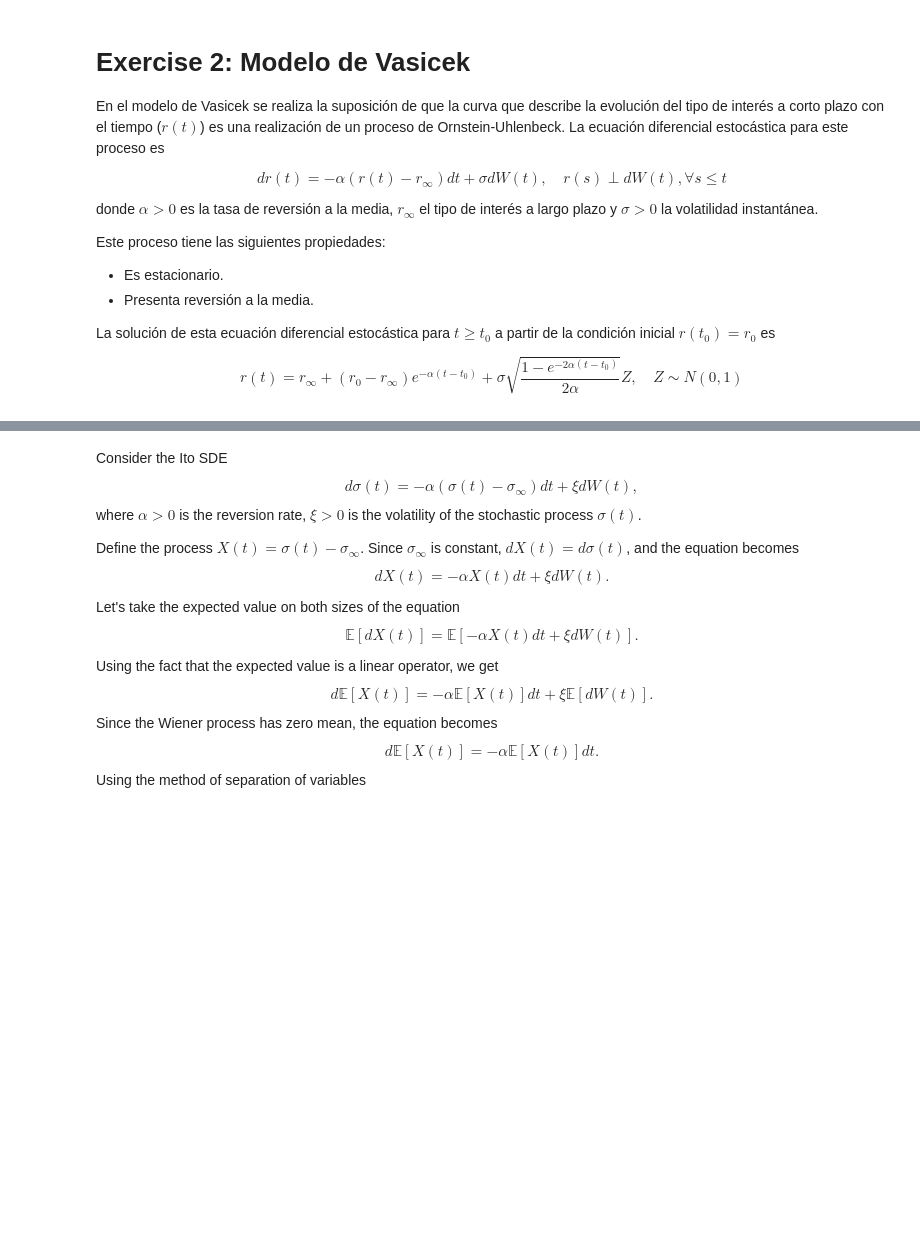
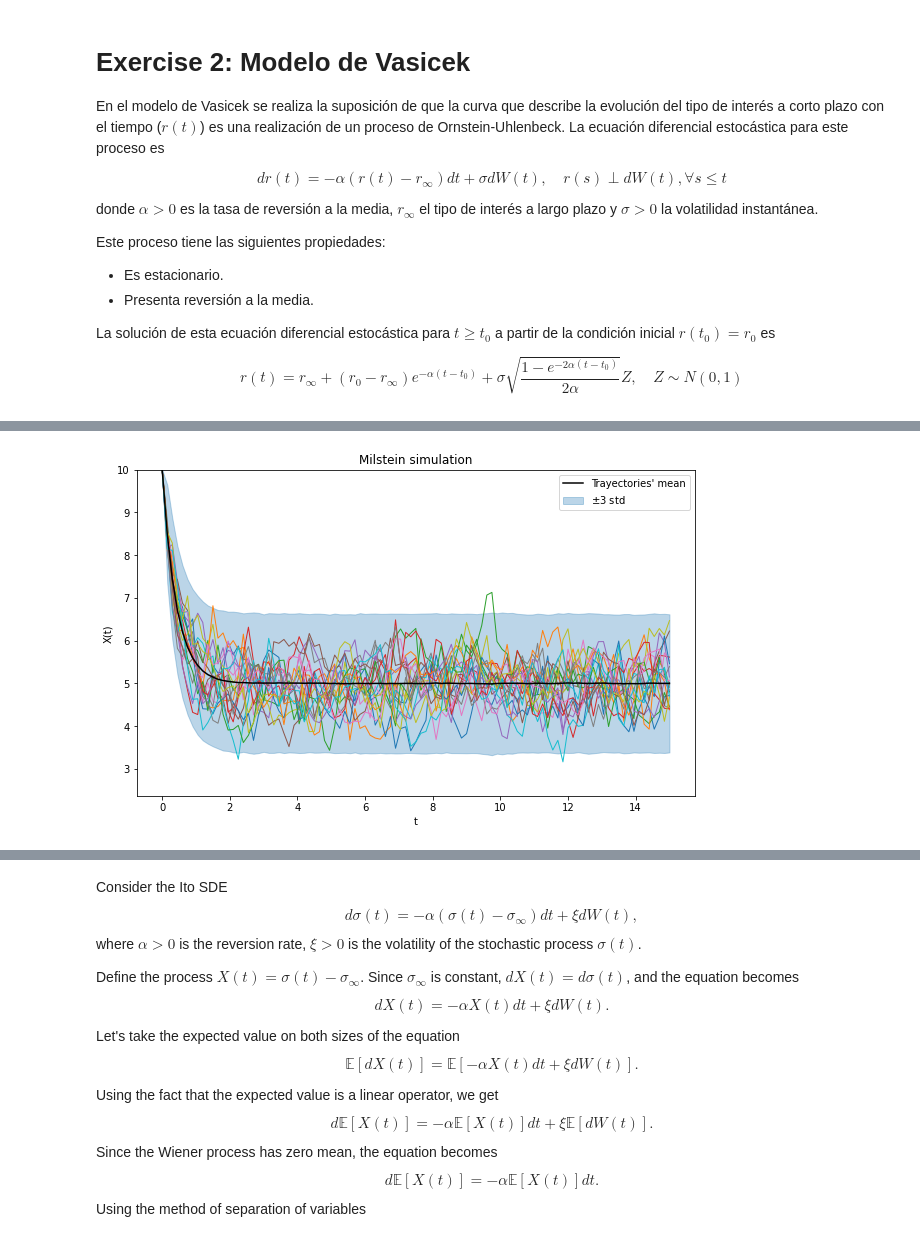
Before and after one commit to Ocete/mcd-pe-continuo, a Jupyter notebook: Examen 2021 Dreji/examen_ordinaria_PE_2021_2022.ipynb, the cells around one changed output, grey strips where cells are left out. Drawn from its saved outputs; the diff is of its cells as text; code cells hidden in the pictures; blank space fills up the shorter version.

```diff
--- a/Examen 2021 Dreji/examen_ordinaria_PE_2021_2022.ipynb
+++ b/Examen 2021 Dreji/examen_ordinaria_PE_2021_2022.ipynb
@@ -370,0 +482,16 @@ Por otro lado, la forma más sencilla de calcular la covarianza es utilizar la c
+# %%
+# Derivada de b respecto de x
+def db_dx(t,x): return 0
+
+t, X_milstein = sde.milstein(t0, x0, T, a, b, db_dx, M, N)
+y_max = min(np.max(X_milstein), 3000)
+
+# Plot trajectories
+stoch.plot_trajectories(t, X_milstein, fig_num=1)
+sde.subplot_mean_and_std(t, np.mean(X_milstein, axis=0),
+                         3*np.std(X_milstein, axis=0),
+                         ylims=[np.min(X_milstein), y_max], color='black')
+plt.legend(['Trayectories\' mean', '$\pm$3 std'])
+_ = plt.title('Milstein simulation')
+# %% [output]
+[figure, added]
```
Also changed, not shown: parts of 12 cells of this notebook.
